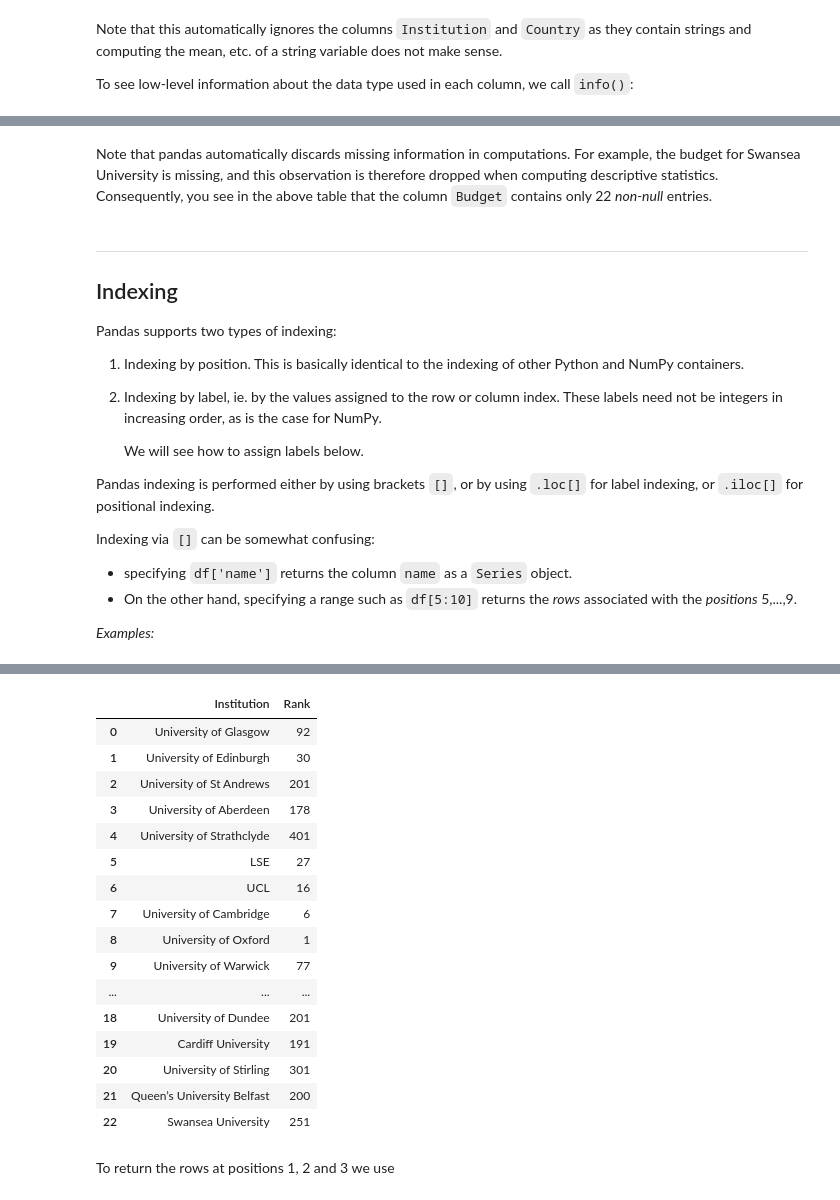
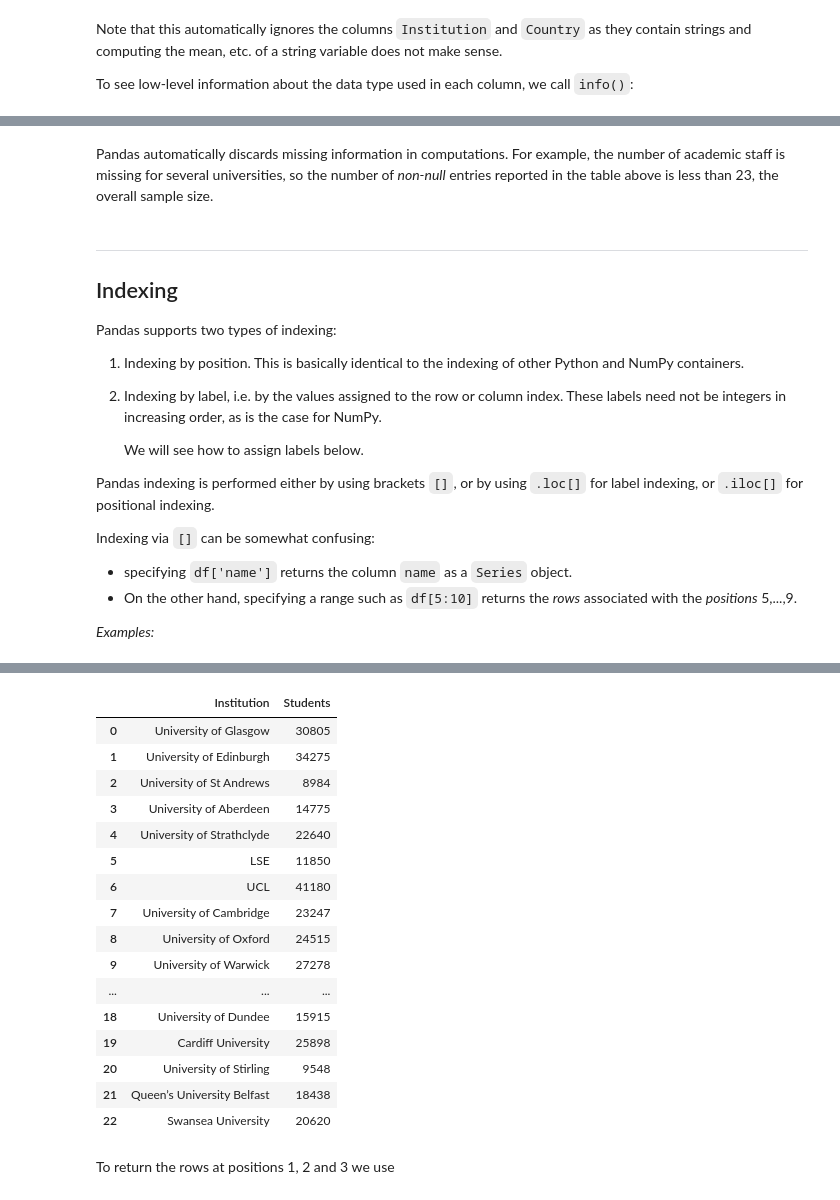
Before and after one commit to richardfoltyn/python-statistics, a Jupyter notebook: lectures/unit8.ipynb, the cells around one changed output, grey strips where cells are left out. Cells and saved outputs as stored; diff of their text form; code cells hidden in the pictures.

Commit message:
Unit 8+9: Various smaller changes, modify universities dataset

```diff
--- a/lectures/unit8.ipynb
+++ b/lectures/unit8.ipynb
@@ -257,10 +272,9 @@ memory usage: 1.2+ KB
-# %% [markdown]
-Note that pandas automatically discards missing information
-in computations. For example, the budget for Swansea University
-is missing, and this observation is therefore dropped
-when computing descriptive statistics.
-Consequently, you see in the above table that the column `Budget`
-contains only 22 *non-null* entries.
+# %% [markdown]
+Pandas automatically discards missing information
+in computations. For example, the number of academic staff
+is missing for several universities, so the number of
+*non-null* entries reported in the table above is less than 23,
+the overall sample size.
 # %% [markdown]
 ***
 ## Indexing
@@ -269,7 +283,7 @@ Pandas supports two types of indexing:
 
 1.  Indexing by position. This is basically identical to the
     indexing of other Python and NumPy containers.
-2.  Indexing by label, ie. by the values assigned to the row or column index.
+2.  Indexing by label, i.e. by the values assigned to the row or column index.
     These labels need not be integers in increasing order, as is the case
     for NumPy.
 
@@ -310,25 +324,25 @@ df['Institution']               # select a single column
 22                 Swansea University
 Name: Institution, dtype: object
 # %%
-df[['Institution', 'Rank']]     # select multiple columns using a list
+df[['Institution', 'Students']]     # select multiple columns using a list
 # %% [output]
-|  | Institution | Rank |
-| 0 | University of Glasgow | 92 |
-| 1 | University of Edinburgh | 30 |
-| 2 | University of St Andrews | 201 |
-| 3 | University of Aberdeen | 178 |
-| 4 | University of Strathclyde | 401 |
-| 5 | LSE | 27 |
-| 6 | UCL | 16 |
-| 7 | University of Cambridge | 6 |
-| 8 | University of Oxford | 1 |
-| 9 | University of Warwick | 77 |
+|  | Institution | Students |
+| 0 | University of Glasgow | 30805 |
+| 1 | University of Edinburgh | 34275 |
+| 2 | University of St Andrews | 8984 |
+| 3 | University of Aberdeen | 14775 |
+| 4 | University of Strathclyde | 22640 |
+| 5 | LSE | 11850 |
+| 6 | UCL | 41180 |
+| 7 | University of Cambridge | 23247 |
+| 8 | University of Oxford | 24515 |
+| 9 | University of Warwick | 27278 |
 | ... | ... | ... |
-| 18 | University of Dundee | 201 |
-| 19 | Cardiff University | 191 |
-| 20 | University of Stirling | 301 |
-| 21 | Queen’s University Belfast | 200 |
-| 22 | Swansea University | 251 |
+| 18 | University of Dundee | 15915 |
+| 19 | Cardiff University | 25898 |
+| 20 | University of Stirling | 9548 |
+| 21 | Queen’s University Belfast | 18438 |
+| 22 | Swansea University | 20620 |
 # %% [markdown]
 To return the rows at positions 1, 2 and 3 we use
 # %%
```
Also changed, not shown: parts of 25 cells of this notebook, 3 other files.
